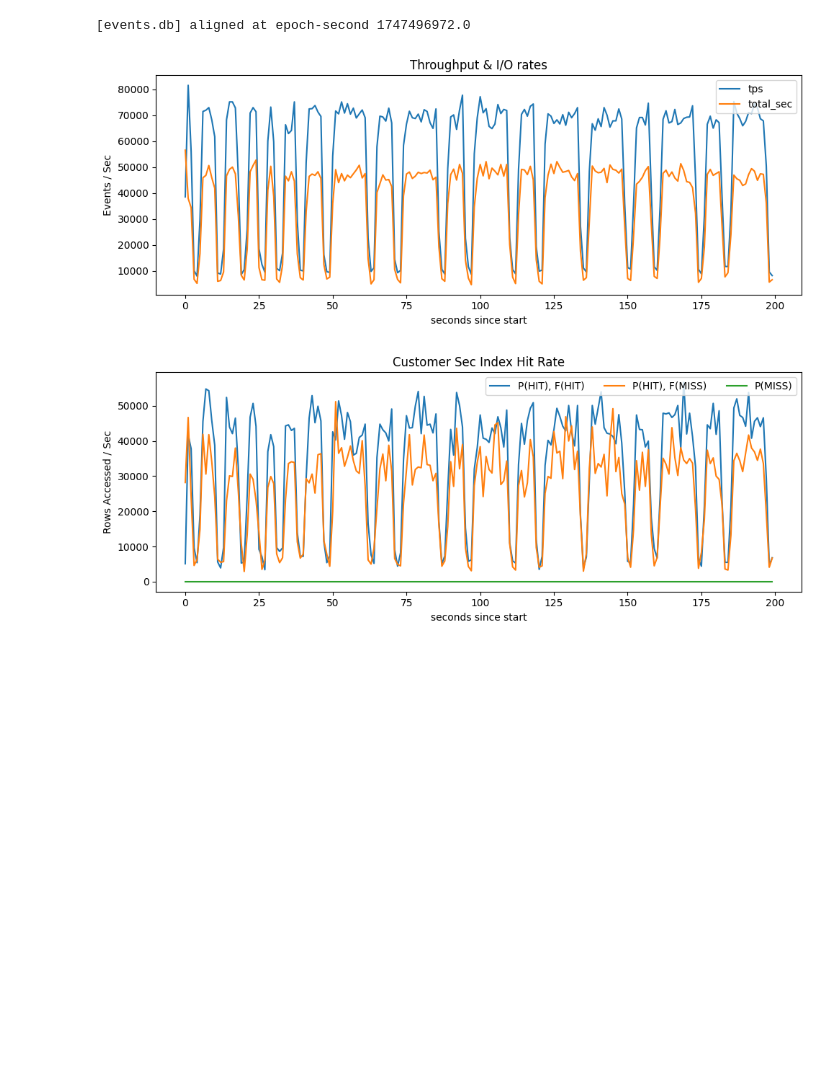
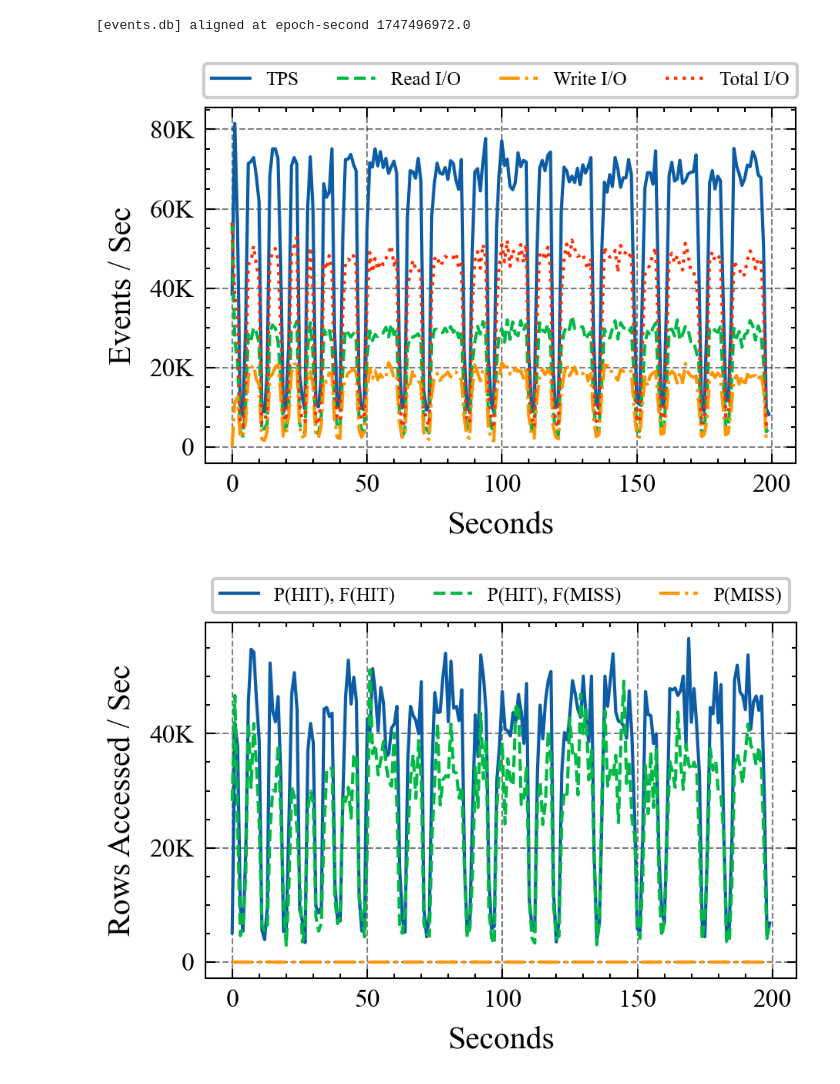
Before and after one commit to rotaki/FosterBtree, a Jupyter notebook: plot_tpcc_detail.ipynb, the cells around one changed output. Cells and saved outputs as stored; diff of their text form; code cells hidden in the pictures; blank space fills up the shorter version.

Commit message:
tpcc plot detail

```diff
--- a/plot_tpcc_detail.ipynb
+++ b/plot_tpcc_detail.ipynb
@@ -137,6 +2,9 @@ def print_db(db_path, start_ts_ns=None, end_ts_ns=None, print_rows=PRINT_ROWS):
 import duckdb, matplotlib.pyplot as plt
 from IPython.display import display
 from matplotlib.ticker import FuncFormatter
+
+plt.style.use('custom_plt_sytle.mplstyle')
+
 
 class EventDB:
     # ── construction ───────────────────────────────────────────
@@ -203,20 +71,33 @@ class EventDB:
         print(f"[{self.path}] aligned at epoch-second {first}")
 
         # ── 1. throughput / I-O ────────────────────────────────
-        fig1, ax1 = plt.subplots(figsize=(10,4))
+        # fig1, ax1 = plt.subplots(figsize=(10,4))
+        fig1, ax1 = plt.subplots()
         for col in show_cols:
             if col in rates.columns:
-                ax1.plot(rates["t"], rates[col], label=col)
-        ax1.set_xlabel("seconds since start")
+                if col == "tps":
+                    label = "TPS"
+                elif col == "read_sec":
+                    label = "Read I/O"
+                elif col == "write_sec":
+                    label = "Write I/O"
+                elif col == "total_sec":
+                    label = "Total I/O"
+                else:
+                    raise ValueError(f"Unknown column: {col}")
+                ax1.plot(rates["t"], rates[col], label=label)
+        ax1.set_xlabel("Seconds")
         ax1.set_ylabel("Events / Sec")
-        ax1.set_title("Throughput & I/O rates")
+        # ax1.set_title("Throughput & I/O rates")
         ax1.legend()
-        fig1.tight_layout()
+        # fig1.tight_layout()
+        ax1.legend(ncol=4, loc='upper center', bbox_to_anchor=(0.5, 1.15))
         ax1.yaxis.set_major_formatter(FuncFormatter(thousands_formatter))
 
         # ── 2 & 3. sec_index_hit_rate ──────────────────────────
         for cont in containers:
-            fig2, ax2 = plt.subplots(figsize=(10,4))
+            # fig2, ax2 = plt.subplots(figsize=(10,4))
+            fig2, ax2 = plt.subplots()
             for field in ("h","f","p"):
                 sub = secidx[secidx["container"] == cont]
                 if field == "h" :
@@ -226,15 +107,17 @@ class EventDB:
                 elif field == "p" :
                     label = f"P(MISS)"
                 ax2.plot(sub["t"], sub[field], label=label)
-            ax2.set_xlabel("seconds since start")
+            ax2.set_xlabel("Seconds")
             ax2.set_ylabel("Rows Accessed / Sec")
             if cont == 6:
                 title = "Customer Sec Index Hit Rate"
             elif cont == 8:
                 title = "Order Sec Index Hit Rate"
-            ax2.set_title(title)
+            # ax2.set_title(title)
             ax2.legend(ncol=3)
-            fig2.tight_layout()
+            # fig2.tight_layout()
+            ax2.legend(ncol=3, loc='upper center', bbox_to_anchor=(0.5, 1.15))
+            ax2.yaxis.set_major_formatter(FuncFormatter(thousands_formatter))
 
         plt.show()
 
@@ -254,15 +137,17 @@ def thousands_formatter(x, pos):
     # For values over 99, it will print normally (e.g. 100K)
     if x == 0:
         return '0'
+    if x < 10000:
+        return f'{int(x/1000):01d}K'
     return f'{int(x/1000):02d}K'
 # %%
 # one connection, many calls
 db = EventDB("events.db")
 
-# db.plot()                           # default everything
-db.plot(show_cols=("tps","total_sec"), containers=(6,))   # custom view
+db.plot()                           # default everything
+# db.plot(show_cols=("tps","total_sec"), containers=(6,))   # custom view
 # db.preview(rows=5)                  # peek at raw rows
 # %% [output]
 [events.db] aligned at epoch-second 1747496972.0
-[figure, old version]
+[figure, new version]
-[figure, old version]
+[figure, new version]
```
Also changed, not shown: parts of 3 cells of this notebook.
